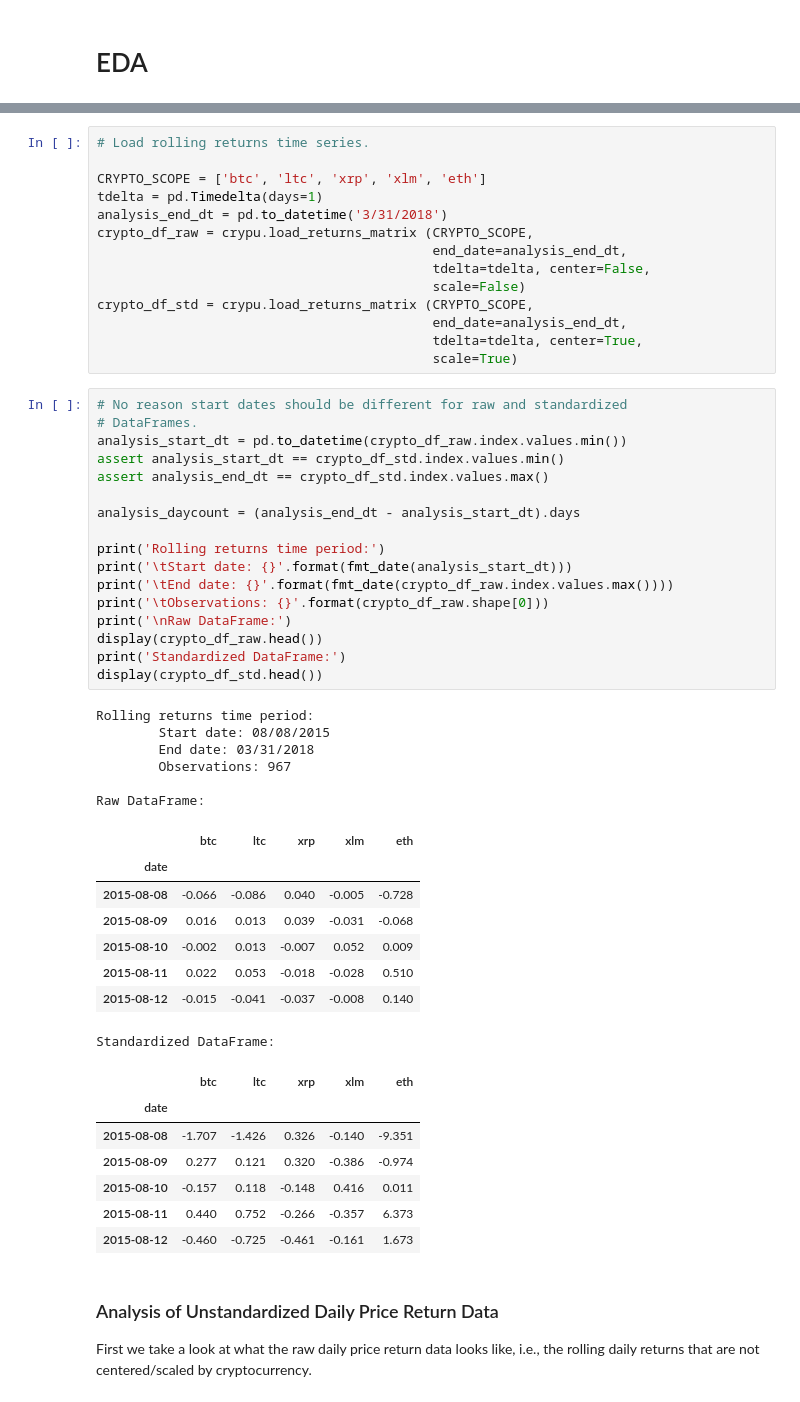
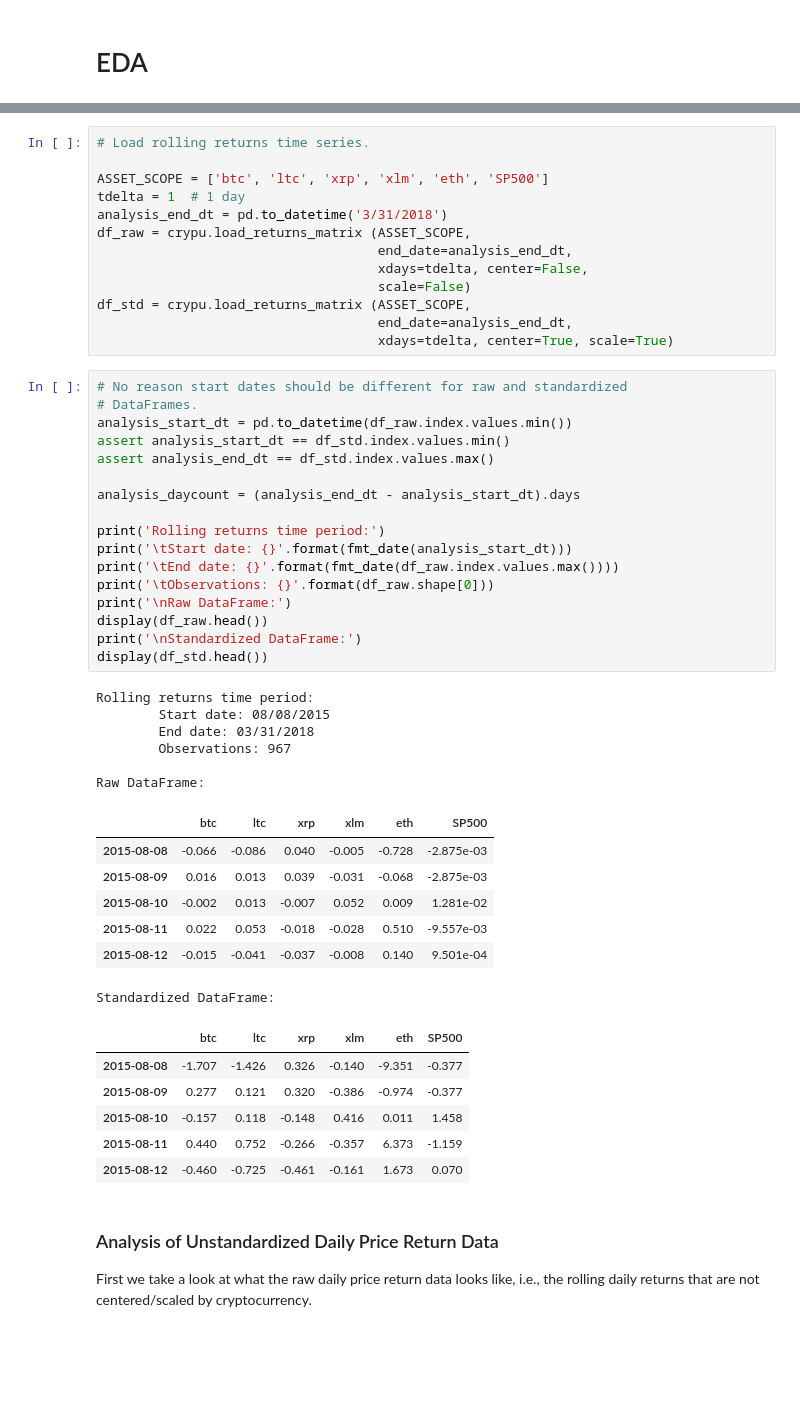
Before and after one commit to dastjerdi/crypto-ml, a Jupyter notebook: crypto_ml.ipynb, the cells around one changed output, grey strips where cells are left out. Saved outputs shown, nothing was run; the diff lists cells and outputs as text; blank space fills up the shorter version.

```diff
--- a/crypto_ml.ipynb
+++ b/crypto_ml.ipynb
@@ -72,56 +79,53 @@ where $\text{btc}_t$ is the closing price of `btc` on 2015-08-09 and $\text{btc}
 # %%
 # Load rolling returns time series.
 
-CRYPTO_SCOPE = ['btc', 'ltc', 'xrp', 'xlm', 'eth']
-tdelta = pd.Timedelta(days=1)
+ASSET_SCOPE = ['btc', 'ltc', 'xrp', 'xlm', 'eth', 'SP500']
+tdelta = 1  # 1 day
 analysis_end_dt = pd.to_datetime('3/31/2018')
-crypto_df_raw = crypu.load_returns_matrix (CRYPTO_SCOPE,
-                                           end_date=analysis_end_dt,
-                                           tdelta=tdelta, center=False,
-                                           scale=False)
-crypto_df_std = crypu.load_returns_matrix (CRYPTO_SCOPE,
-                                           end_date=analysis_end_dt,
-                                           tdelta=tdelta, center=True,
-                                           scale=True)
+df_raw = crypu.load_returns_matrix (ASSET_SCOPE,
+                                    end_date=analysis_end_dt,
+                                    xdays=tdelta, center=False,
+                                    scale=False)
+df_std = crypu.load_returns_matrix (ASSET_SCOPE,
+                                    end_date=analysis_end_dt,
+                                    xdays=tdelta, center=True, scale=True)
 # %%
 # No reason start dates should be different for raw and standardized
 # DataFrames.
-analysis_start_dt = pd.to_datetime(crypto_df_raw.index.values.min())
-assert analysis_start_dt == crypto_df_std.index.values.min()
-assert analysis_end_dt == crypto_df_std.index.values.max()
+analysis_start_dt = pd.to_datetime(df_raw.index.values.min())
+assert analysis_start_dt == df_std.index.values.min()
+assert analysis_end_dt == df_std.index.values.max()
 
 analysis_daycount = (analysis_end_dt - analysis_start_dt).days
 
 print('Rolling returns time period:')
 print('\tStart date: {}'.format(fmt_date(analysis_start_dt)))
-print('\tEnd date: {}'.format(fmt_date(crypto_df_raw.index.values.max())))
-print('\tObservations: {}'.format(crypto_df_raw.shape[0]))
+print('\tEnd date: {}'.format(fmt_date(df_raw.index.values.max())))
+print('\tObservations: {}'.format(df_raw.shape[0]))
 print('\nRaw DataFrame:')
-display(crypto_df_raw.head())
-print('Standardized DataFrame:')
-display(crypto_df_std.head())
+display(df_raw.head())
+print('\nStandardized DataFrame:')
+display(df_std.head())
 # %% [output]
 Rolling returns time period:
         Start date: 08/08/2015
         End date: 03/31/2018
         Observations: 967
 
 Raw DataFrame:
-|  | btc | ltc | xrp | xlm | eth |
-| date |  |  |  |  |  |
-| 2015-08-08 | -0.066 | -0.086 | 0.040 | -0.005 | -0.728 |
-| 2015-08-09 | 0.016 | 0.013 | 0.039 | -0.031 | -0.068 |
-| 2015-08-10 | -0.002 | 0.013 | -0.007 | 0.052 | 0.009 |
-| 2015-08-11 | 0.022 | 0.053 | -0.018 | -0.028 | 0.510 |
-| 2015-08-12 | -0.015 | -0.041 | -0.037 | -0.008 | 0.140 |
+|  | btc | ltc | xrp | xlm | eth | SP500 |
+| 2015-08-08 | -0.066 | -0.086 | 0.040 | -0.005 | -0.728 | -2.875e-03 |
+| 2015-08-09 | 0.016 | 0.013 | 0.039 | -0.031 | -0.068 | -2.875e-03 |
+| 2015-08-10 | -0.002 | 0.013 | -0.007 | 0.052 | 0.009 | 1.281e-02 |
+| 2015-08-11 | 0.022 | 0.053 | -0.018 | -0.028 | 0.510 | -9.557e-03 |
+| 2015-08-12 | -0.015 | -0.041 | -0.037 | -0.008 | 0.140 | 9.501e-04 |
 Standardized DataFrame:
-|  | btc | ltc | xrp | xlm | eth |
-| date |  |  |  |  |  |
-| 2015-08-08 | -1.707 | -1.426 | 0.326 | -0.140 | -9.351 |
-| 2015-08-09 | 0.277 | 0.121 | 0.320 | -0.386 | -0.974 |
-| 2015-08-10 | -0.157 | 0.118 | -0.148 | 0.416 | 0.011 |
-| 2015-08-11 | 0.440 | 0.752 | -0.266 | -0.357 | 6.373 |
-| 2015-08-12 | -0.460 | -0.725 | -0.461 | -0.161 | 1.673 |
+|  | btc | ltc | xrp | xlm | eth | SP500 |
+| 2015-08-08 | -1.707 | -1.426 | 0.326 | -0.140 | -9.351 | -0.377 |
+| 2015-08-09 | 0.277 | 0.121 | 0.320 | -0.386 | -0.974 | -0.377 |
+| 2015-08-10 | -0.157 | 0.118 | -0.148 | 0.416 | 0.011 | 1.458 |
+| 2015-08-11 | 0.440 | 0.752 | -0.266 | -0.357 | 6.373 | -1.159 |
+| 2015-08-12 | -0.460 | -0.725 | -0.461 | -0.161 | 1.673 | 0.070 |
 # %% [markdown]
 ### Analysis of Unstandardized Daily Price Return Data
 
```
Also changed, not shown: parts of 21 cells of this notebook, 12 other files.
